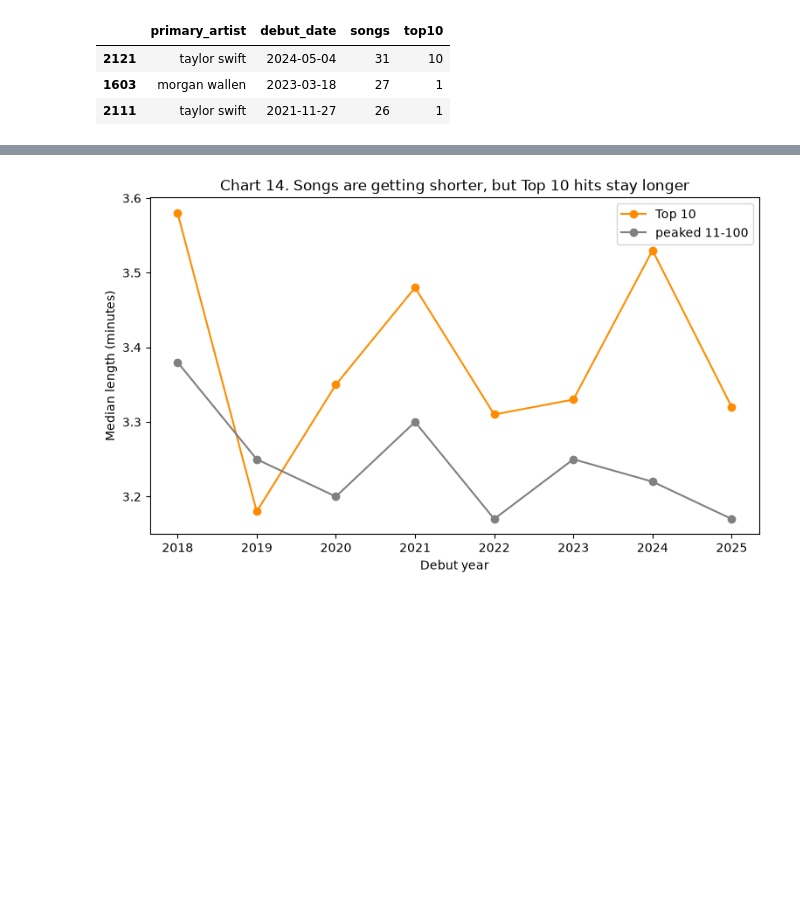
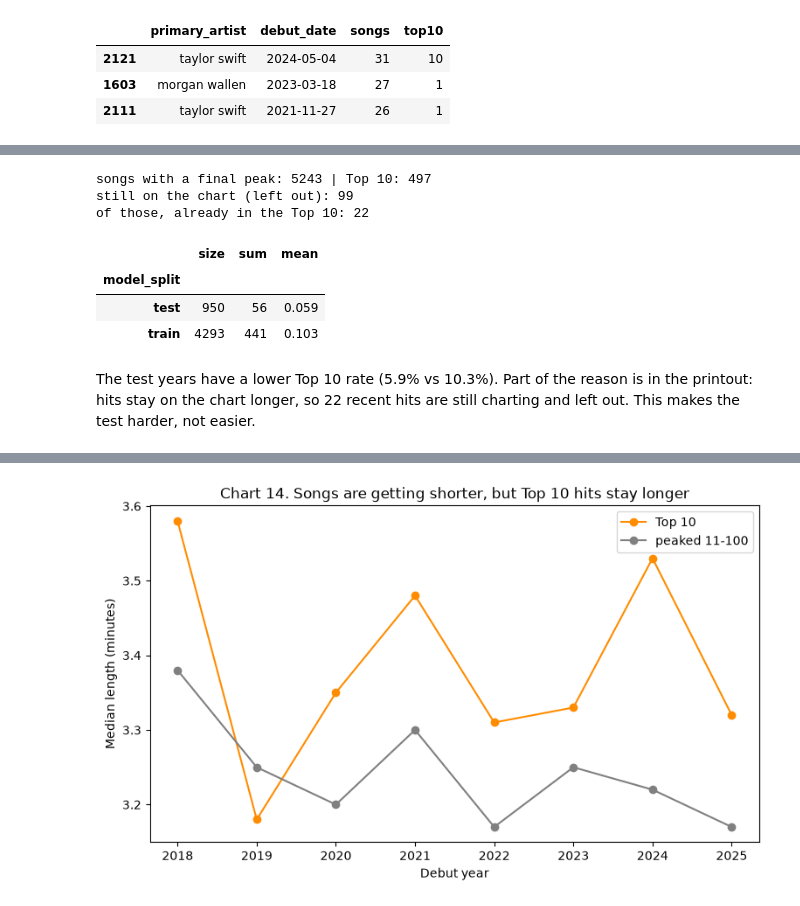
Before and after one commit to otawfik/billboard-top10, a Jupyter notebook: A05-Billboard-Top-10-Or-Not.ipynb, the cells around one changed output, grey strips where cells are left out. Drawn from its saved outputs; the diff is of its cells as text; code cells hidden in the pictures; blank space fills up the shorter version.

```diff
--- a/A05-Billboard-Top-10-Or-Not.ipynb
+++ b/A05-Billboard-Top-10-Or-Not.ipynb
@@ -1213,0 +981,13 @@ fix moved the middle groups by at most 0.2 points (1-4 earlier hits: 8.7% → 8.
+# %%
+# Split lyrics into non-empty lines, with extra spaces tidied so equal lines match.
+def lyric_lines(text):
+    lines = []
+    for line in text.split('\n'):
+        line = ' '.join(line.split())
+        if line != '':
+            lines.append(line)
+    return lines
+
+# Average words per line.
+line_counts = songs['lyrics_words'].dropna().apply(lyric_lines).str.len()
+songs['avg_line_length'] = songs['word_count'] / line_counts
@@ -1213,0 +1045,9 @@ fix moved the middle groups by at most 0.2 points (1-4 earlier hits: 8.7% → 8.
+# %%
+# How many songs did the lead artist debut in the same week? Then put the counts into four groups.
+songs['same_artist_debuts'] = songs.groupby(['primary_artist', 'debut_date'])['title'].transform('size')
+
+songs['album_debut_bucket'] = '10+'
+songs.loc[songs['same_artist_debuts'] <= 9, 'album_debut_bucket'] = '5-9'
+songs.loc[songs['same_artist_debuts'] <= 4, 'album_debut_bucket'] = '2-4'
+songs.loc[songs['same_artist_debuts'] == 1, 'album_debut_bucket'] = '1'
+songs['album_debut_bucket'].value_counts()
@@ -1213,0 +1079,11 @@ fix moved the middle groups by at most 0.2 points (1-4 earlier hits: 8.7% → 8.
+# %%
+# Keep only the columns we use in the analysis.
+analysis_columns = ['title', 'artist', 'primary_artist', 'debut_date', 'top10', 'in_model', 'model_split',
+                    'debut_year', 'debut_month', 'debut_position', 'primary_genre', 'prior_entries',
+                    'prior_top10s', 'album_debut_bucket', 'has_feature', 'n_credited_artists', 'has_profanity',
+                    'days_release_to_chart', 'duration_used', 'word_count', 'unique_word_ratio',
+                    'repetition_score', 'avg_line_length', 'lyrics_suspect_short', 'release_format',
+                    'artist_country']
+songs = songs[analysis_columns]
+print('rows and columns:', songs.shape)
+songs.head(3)
@@ -2005,0 +1580,21 @@ median length, all songs, 2018: 3.4 | 2025: 3.18
+# %%
+# Phase 2 uses every song with a final peak: 2018-2024 (train) and 2025-2026 (test).
+finished = songs[songs['in_model'] == True].copy()
+print('songs with a final peak:', len(finished), '| Top 10:', finished['top10'].sum())
+print('still on the chart (left out):', len(songs) - len(finished))
+print('of those, already in the Top 10:', songs[songs['in_model'] == False]['top10'].sum())
+
+# size = songs, sum = Top 10 songs, mean = Top 10 rate.
+finished.groupby('model_split')['top10'].agg(['size', 'sum', 'mean']).round(3)
+# %% [output]
+songs with a final peak: 5243 | Top 10: 497
+still on the chart (left out): 99
+of those, already in the Top 10: 22
+|  | size | sum | mean |
+| model_split |  |  |  |
+| test | 950 | 56 | 0.059 |
+| train | 4293 | 441 | 0.103 |
+# %% [markdown]
+The test years have a lower Top 10 rate (5.9% vs 10.3%). Part of the reason is in the printout:
+hits stay on the chart longer, so 22 recent hits are still charting and left out. This makes the
+test harder, not easier.
```
Also changed, not shown: parts of 322 cells of this notebook.
